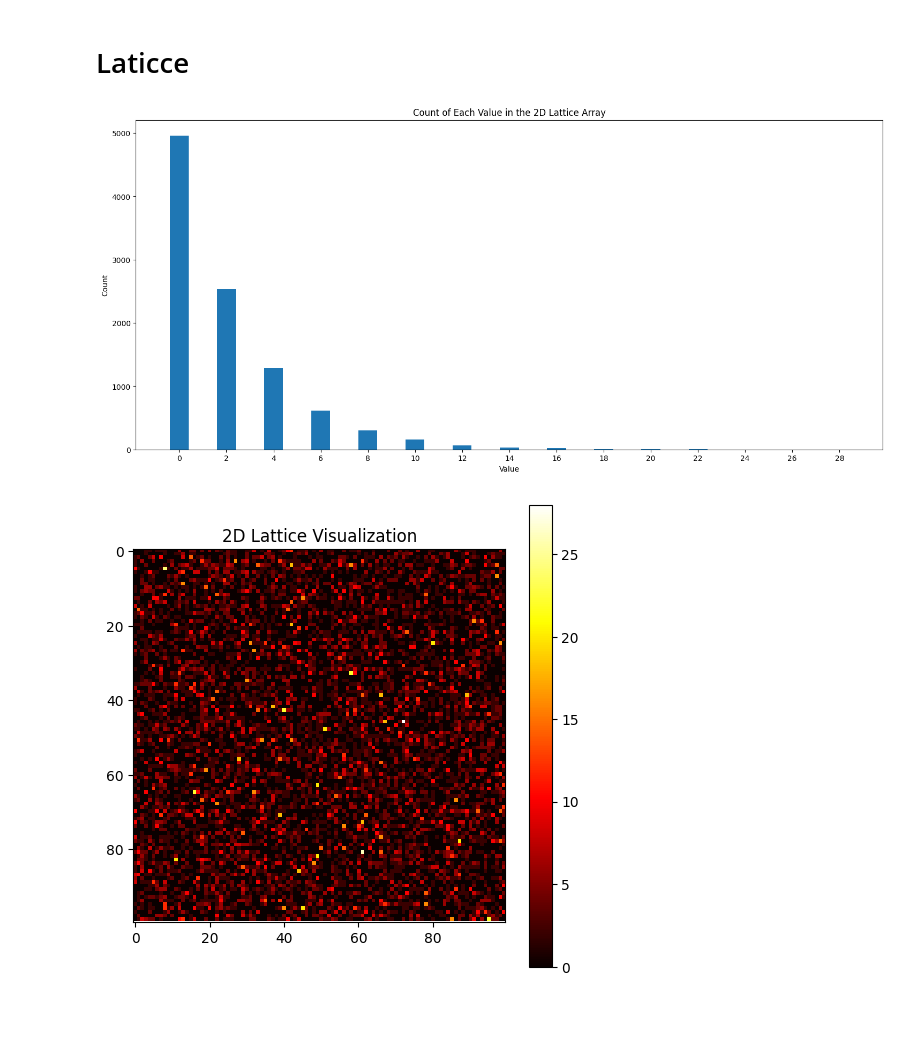
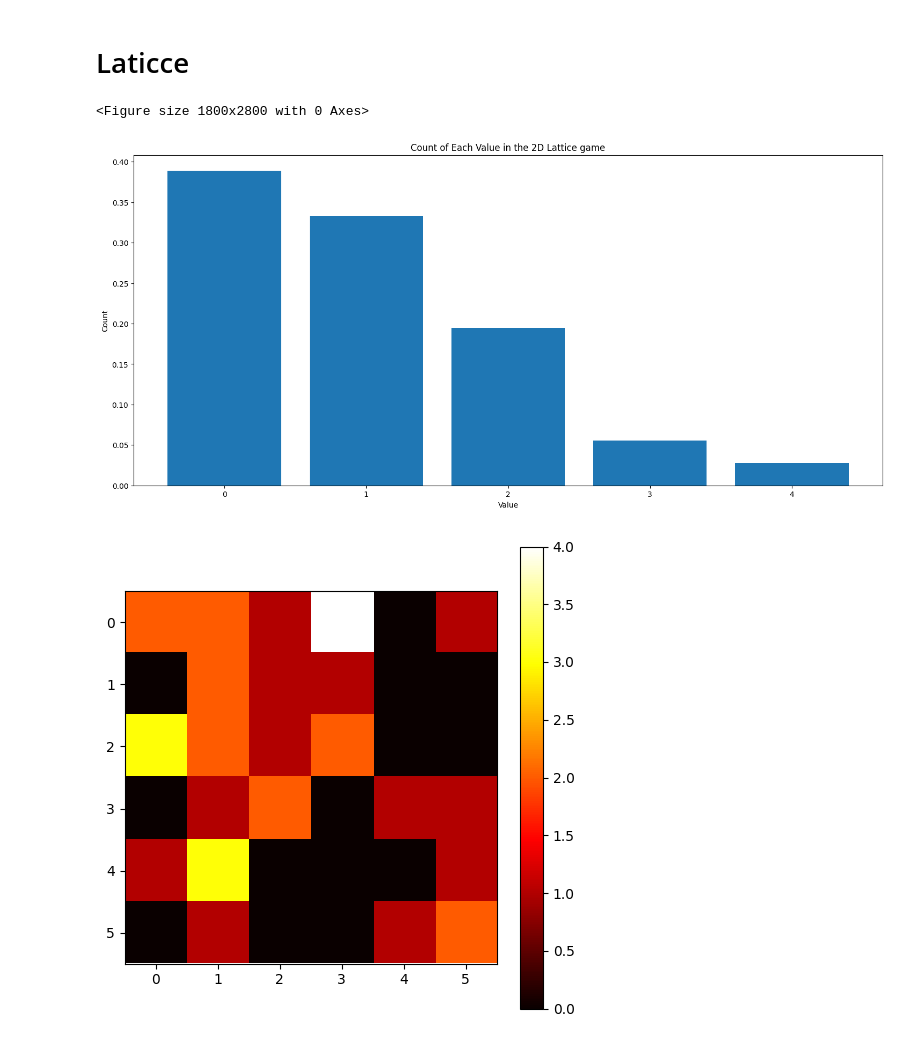
Before and after one commit to Souvik-0612/UnderGrad, a Jupyter notebook: 6th sem/StatisticalMechanics.ipynb, the cells around one changed output. Drawn from its saved outputs; the diff is of its cells as text; code cells hidden in the pictures; blank space fills up the shorter version.

```diff
--- a/6th sem/StatisticalMechanics.ipynb
+++ b/6th sem/StatisticalMechanics.ipynb
@@ -6,14 +6,14 @@ import matplotlib.pyplot as plt
 # Laticce
 # %%
 # we are making 20 by 20 lattice points to verify the Boltzmann's distribution
-a = 100
-lattice = 2*np.ones((a, a))
+a = 6
+lattice = np.ones((a, a))
 
-iteration = 10000
-# plt.figure(figsize=(20, iteration+2))
+iteration = 18
+plt.figure(figsize=(18, iteration+10))
 for _ in range(iteration):
-    # #Plotting
-    # plt.subplot(10, 4, _+1)
+    # # #Plotting
+    # plt.subplot(6, 3, _+1)
     # plt.imshow(lattice, cmap='hot')  # 'cmap' specifies the colormap
     # plt.colorbar()  # Show color scale
     # plt.xticks(np.arange(0, a, 1))  # Ensure each x-tick is shown
@@ -31,6 +31,8 @@ for _ in range(iteration):
 
 
 plt.show()
+# %% [output]
+<Figure size 1800x2800 with 0 Axes>
 # %%
 # 2D array to 1D array
 lattice_flattened = lattice.flatten()
@@ -42,23 +44,23 @@ unique_values, counts = np.unique(lattice_flattened, return_counts=True)
 
 # Plotting
 plt.figure(figsize=(18, 8))
-plt.bar(unique_values, counts)
+plt.bar(unique_values, counts/(sum(counts)))
 plt.xlabel('Value')
 plt.ylabel('Count')
-plt.title('Count of Each Value in the 2D Lattice Array')
+plt.title('Count of Each Value in the 2D Lattice game')
 plt.xticks(unique_values)  # Ensure each unique value has a tick
 plt.show()
 # %% [output]
-[figure, old version]
+[figure, new version]
 # %%
 # Assuming 'lattice' is your 2D array
 plt.figure(figsize=(6, 6))
 plt.imshow(lattice, cmap='hot')  # 'cmap' specifies the colormap
 plt.colorbar()  # Show color scale
-plt.title('2D Lattice Visualization')
+# plt.title('2D Lattice Visualization')
 plt.show()
 # %% [output]
-[figure, old version]
+[figure, new version]
 # %%
 #there is N >> 1 sites in a 1D lattice,
 N = 5000
```
Also changed, not shown: parts of 3 cells of this notebook, 1 other file.
